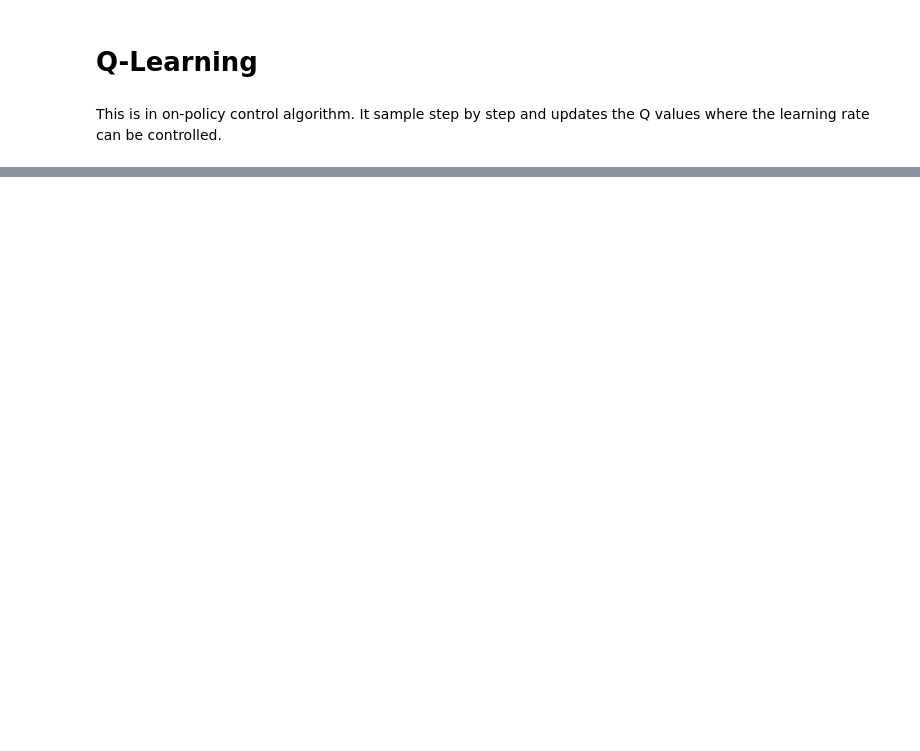
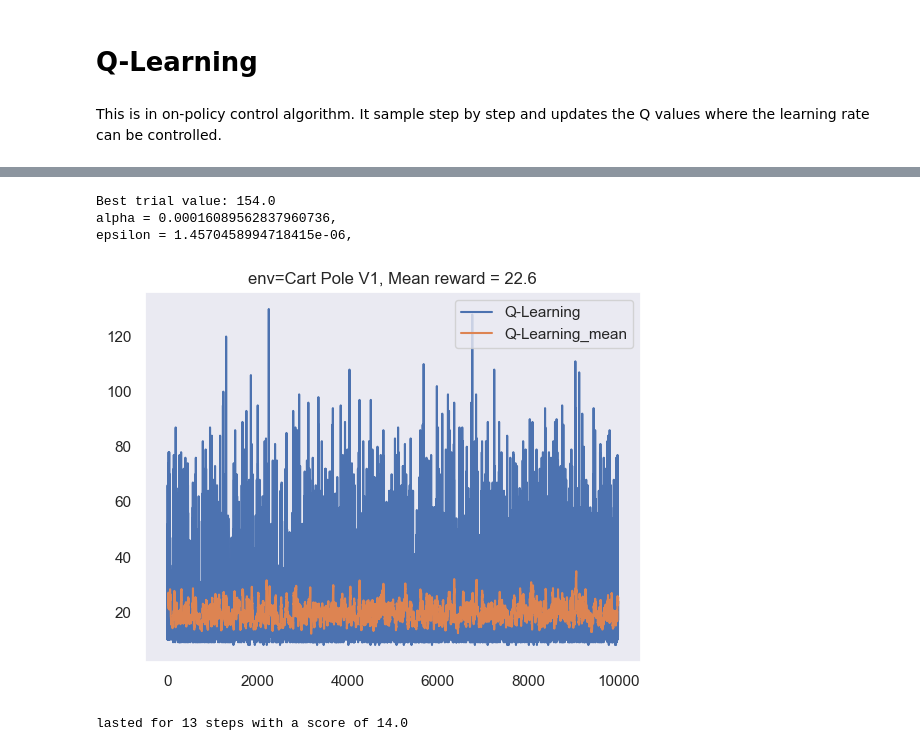
Before and after one commit to AnselmAdrian/reinforcement_learning, a Jupyter notebook: notebooks/sarsa_and_qlearning.ipynb, the cells around one changed output, grey strips where cells are left out. Drawn from its saved outputs; the diff is of its cells as text; code cells hidden in the pictures; blank space fills up the shorter version.

```diff
--- a/notebooks/sarsa_and_qlearning.ipynb
+++ b/notebooks/sarsa_and_qlearning.ipynb
@@ -325,0 +391,2 @@ lasted for 39 steps with a score of 40.0
+# %%
+study = optuna.create_study(direction = 'maximize')
@@ -325,0 +420,48 @@ lasted for 39 steps with a score of 40.0
+# %%
+trial = study.best_trial
+
+print('Best trial value:', trial.value)
+for key, value in trial.params.items():
+    print(f'{key} = {value},')
+# %% [output]
+Best trial value: 154.0
+alpha = 0.00016089562837960736,
+epsilon = 1.4570458994718415e-06,
+# %%
+# create a Q Learning agent
+q_agent = QLearningAgent(gamma=0.995,
+                       get_possible_actions=lambda s : range(env.action_space.n),
+                       **trial.params)
+
+#train agent and get rewards for episodes
+rewards = train_q_agent(env, q_agent, episode_cnt = 10000)
+
+# Plot rewards
+plot_rewards("Cart Pole V1",rewards, 'Q-Learning')
+# %% [output]
+[figure, added]
+# %%
+tmax = 10000
+G = 0
+
+env_run = copy.deepcopy(env)
+state = env_run.reset()
+q_agent.epsilon = -1.0
+for t in range(tmax):
+    env_run.render(mode = 'human')
+
+    state = discretize_observation(state)
+    action = q_agent.get_action(state)
+
+    next_state, reward, done, _ = env_run.step(action)
+    G += reward
+    if done:
+        break
+    state = next_state
+
+    time.sleep(0.1)
+
+print(f'lasted for {t} steps with a score of {G}')
+env_run.close()
+# %% [output]
+lasted for 13 steps with a score of 14.0
```
Also changed, not shown: parts of 25 cells of this notebook, 1 other file.
